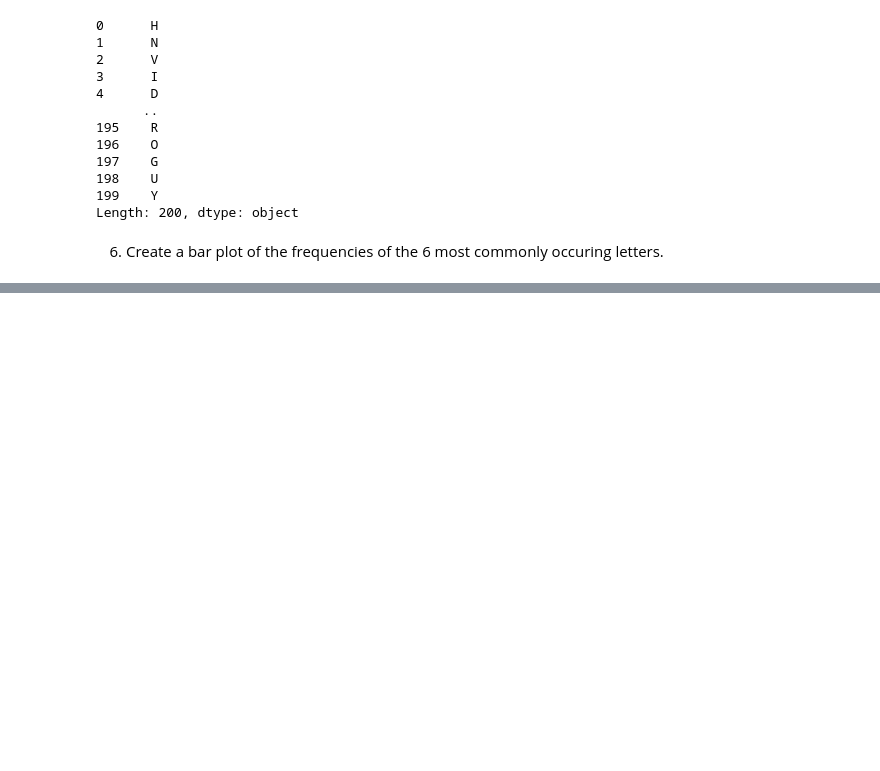
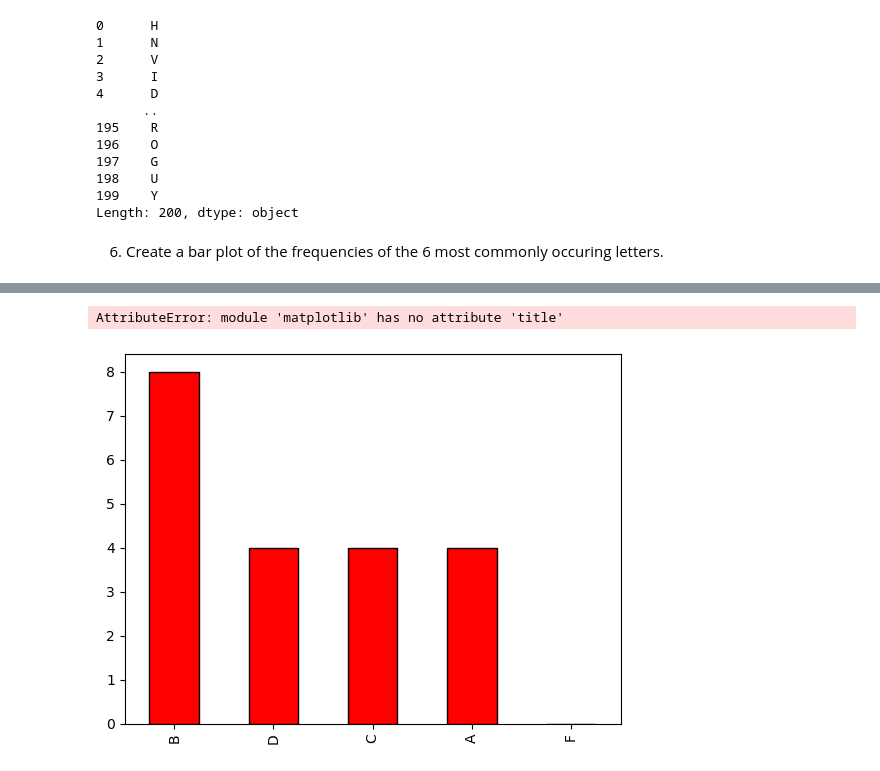
Before and after one commit to jeremiah-toribio/numpy-pandas-visualization-exercises, a Jupyter notebook: pandas_series.ipynb, the cells around one changed output, grey strips where cells are left out. Saved outputs shown, nothing was run; the diff lists cells and outputs as text; code cells hidden in the pictures; blank space fills up the shorter version.

```diff
--- a/pandas_series.ipynb
+++ b/pandas_series.ipynb
@@ -344,0 +432,3 @@ Name: count, dtype: int64
+# %%
+curved_grades = exam_scores +4
+curved_grades
@@ -344,0 +453,14 @@ Name: count, dtype: int64
+# %%
+letter_grades = pd.cut(curved_grades, [ 0,60,70,80,90,101], labels = ['F','D','C','B','A'])
+# %%
+letter_grades = letter_grades.value_counts()
+# %%
+letter_grades.plot.bar(color='red',ec='black')
+plt.title('letter Grades')
+plt.ylabel('num of students')
+plt.xlabel('letter grades')
+
+plt.show()
+# %% [output]
+AttributeError: module 'matplotlib' has no attribute 'title'
+[figure, added]
```
Also changed, not shown: parts of 23 cells of this notebook, 1 other file.
